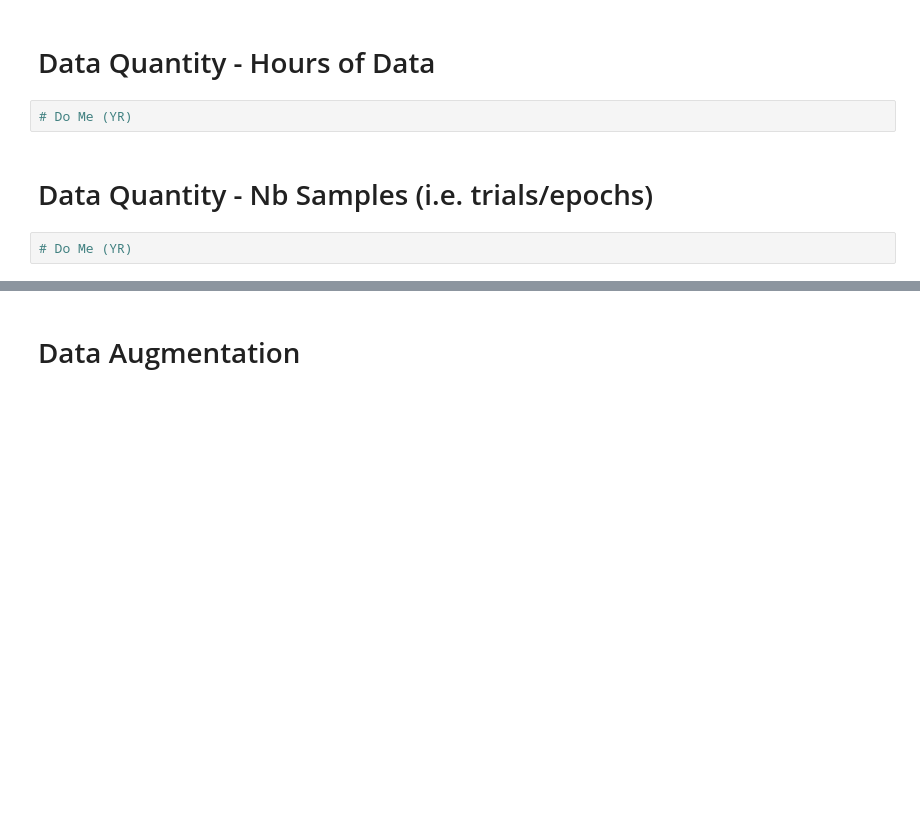
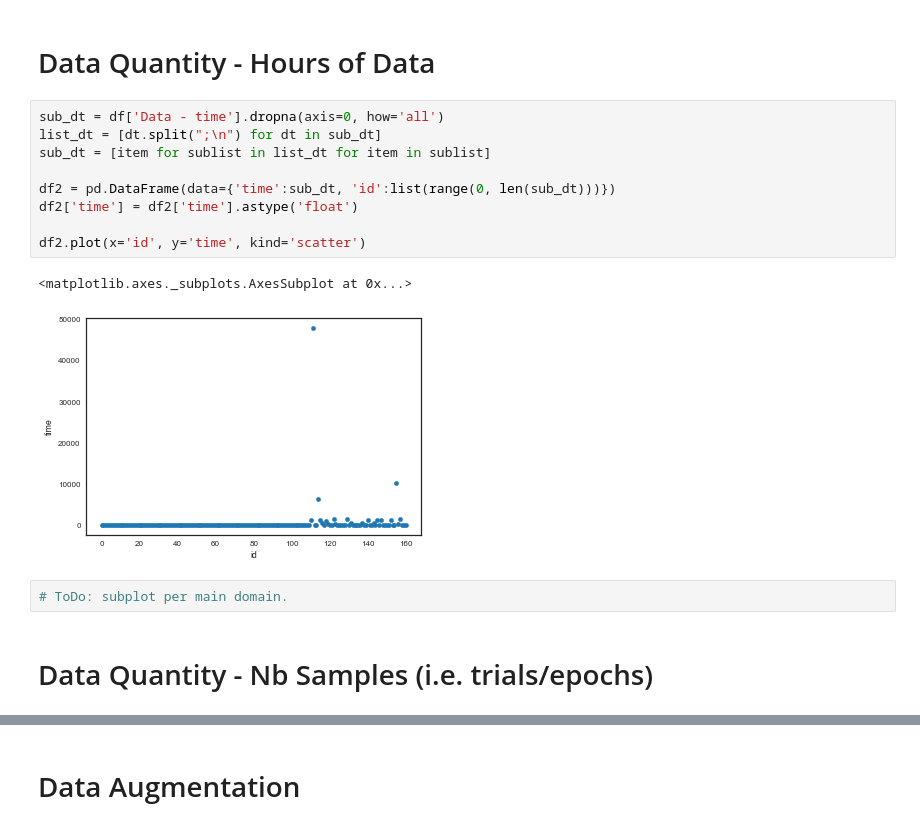
Before and after one commit to hubertjb/dl-eeg-review, a Jupyter notebook: notebooks/sandbox.ipynb, the cells around one changed output, grey strips where cells are left out. Cells and saved outputs as stored; diff of their text form; blank space fills up the shorter version.

Commit message:
Added a few data related graphs.

```diff
--- a/notebooks/sandbox.ipynb
+++ b/notebooks/sandbox.ipynb
@@ -193,9 +193,19 @@ ImportError: No module named 'tex_utils'
 # Do Me (YR)
 # %% [markdown]
 # Data Quantity - Hours of Data
-# %%
-# Do Me (YR)
+# %%
+sub_dt = df['Data - time'].dropna(axis=0, how='all')
+list_dt = [dt.split(";\n") for dt in sub_dt]
+sub_dt = [item for sublist in list_dt for item in sublist]
+
+df2 = pd.DataFrame(data={'time':sub_dt, 'id':list(range(0, len(sub_dt)))})
+df2['time'] = df2['time'].astype('float')
+
+df2.plot(x='id', y='time', kind='scatter')
+# %% [output]
+<matplotlib.axes._subplots.AxesSubplot at 0x...>
+[figure, added]
+# %%
+# ToDo: subplot per main domain.
 # %% [markdown]
 # Data Quantity - Nb Samples (i.e. trials/epochs)
-# %%
-# Do Me (YR)
```
Also changed, not shown: parts of 9 cells of this notebook.
